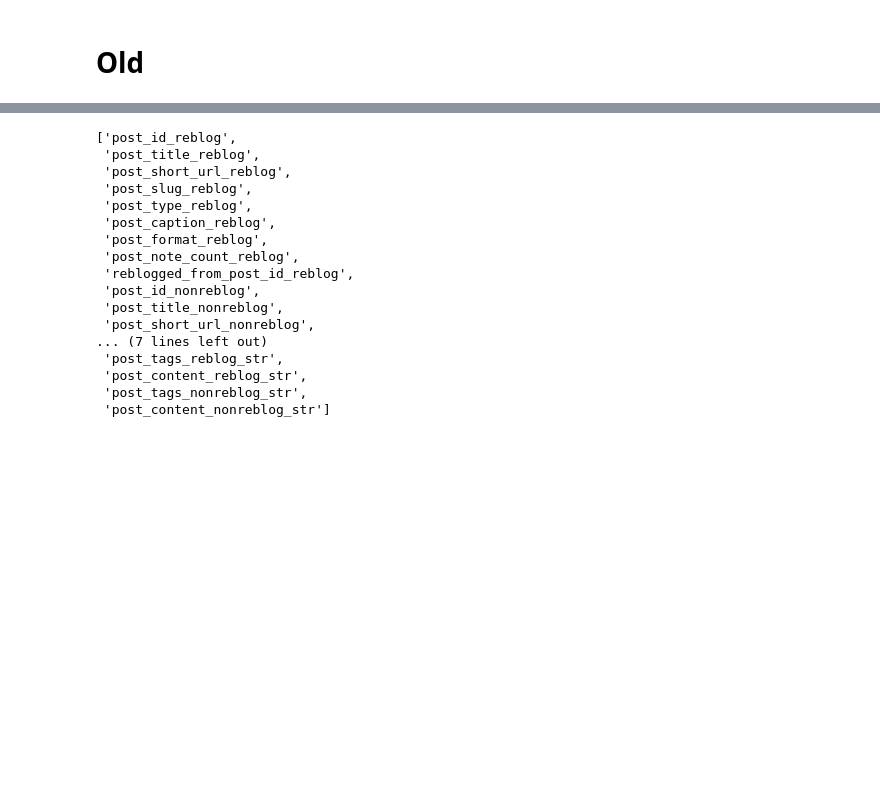
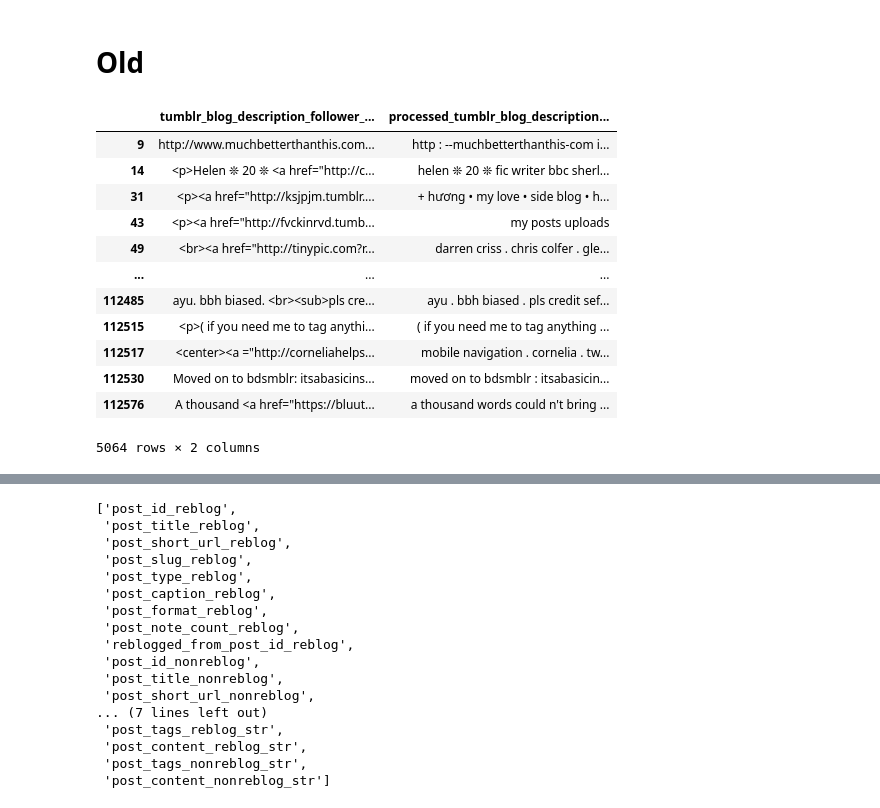
Before and after one commit to michaelmilleryoder/tumblr_community_identity, a Jupyter notebook: jupyter/prepare_experimental_dataset.ipynb, the cells around one changed output, grey strips where cells are left out. Cells and saved outputs as stored; diff of their text form; code cells hidden in the pictures; blank space fills up the shorter version.

```diff
--- a/jupyter/prepare_experimental_dataset.ipynb
+++ b/jupyter/prepare_experimental_dataset.ipynb
@@ -276,2 +417,19 @@ len(features['train']['reblog'])
 # %% [markdown]
 # Old
+# %%
+url_rows = data.loc[data.tumblr_blog_description_follower_reblog.str.contains('http://').fillna(False), ['tumblr_blog_description_follower_reblog', 'processed_tumblr_blog_description_follower_reblog']]
+url_rows
+# %% [output]
+|  | tumblr_blog_description_follower_... | processed_tumblr_blog_description... |
+| 9 | http://www.muchbetterthanthis.com... | http : --muchbetterthanthis-com i... |
+| 14 | <p>Helen ❊ 20 ❊ <a href="http://c... | helen ❊ 20 ❊ fic writer bbc sherl... |
+| 31 | <p><a href="http://ksjpjm.tumblr.... | + hương • my love • side blog • h... |
+| 43 | <p><a href="http://fvckinrvd.tumb... | my posts uploads |
+| 49 | <br><a href="http://tinypic.com?r... | darren criss . chris colfer . gle... |
+| ... | ... | ... |
+| 112485 | ayu. bbh biased. <br><sub>pls cre... | ayu . bbh biased . pls credit sef... |
+| 112515 | <p>( if you need me to tag anythi... | ( if you need me to tag anything ... |
+| 112517 | <center><a ="http://corneliahelps... | mobile navigation . cornelia . tw... |
+| 112530 | Moved on to bdsmblr: itsabasicins... | moved on to bdsmblr : itsabasicin... |
+| 112576 | A thousand <a href="https://bluut... | a thousand words could n't bring ... |
+5064 rows × 2 columns
```
Also changed, not shown: parts of 28 cells of this notebook, 6 other files.
